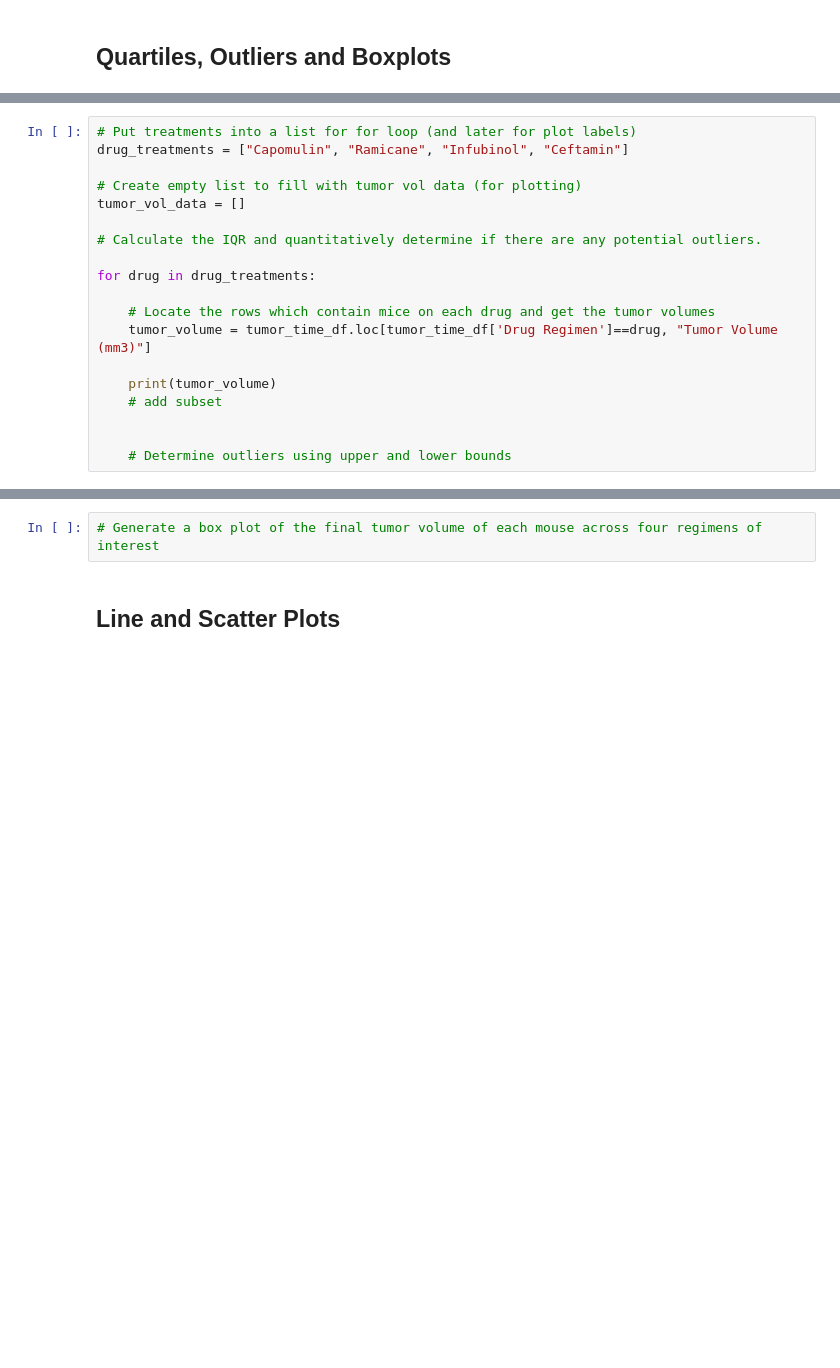
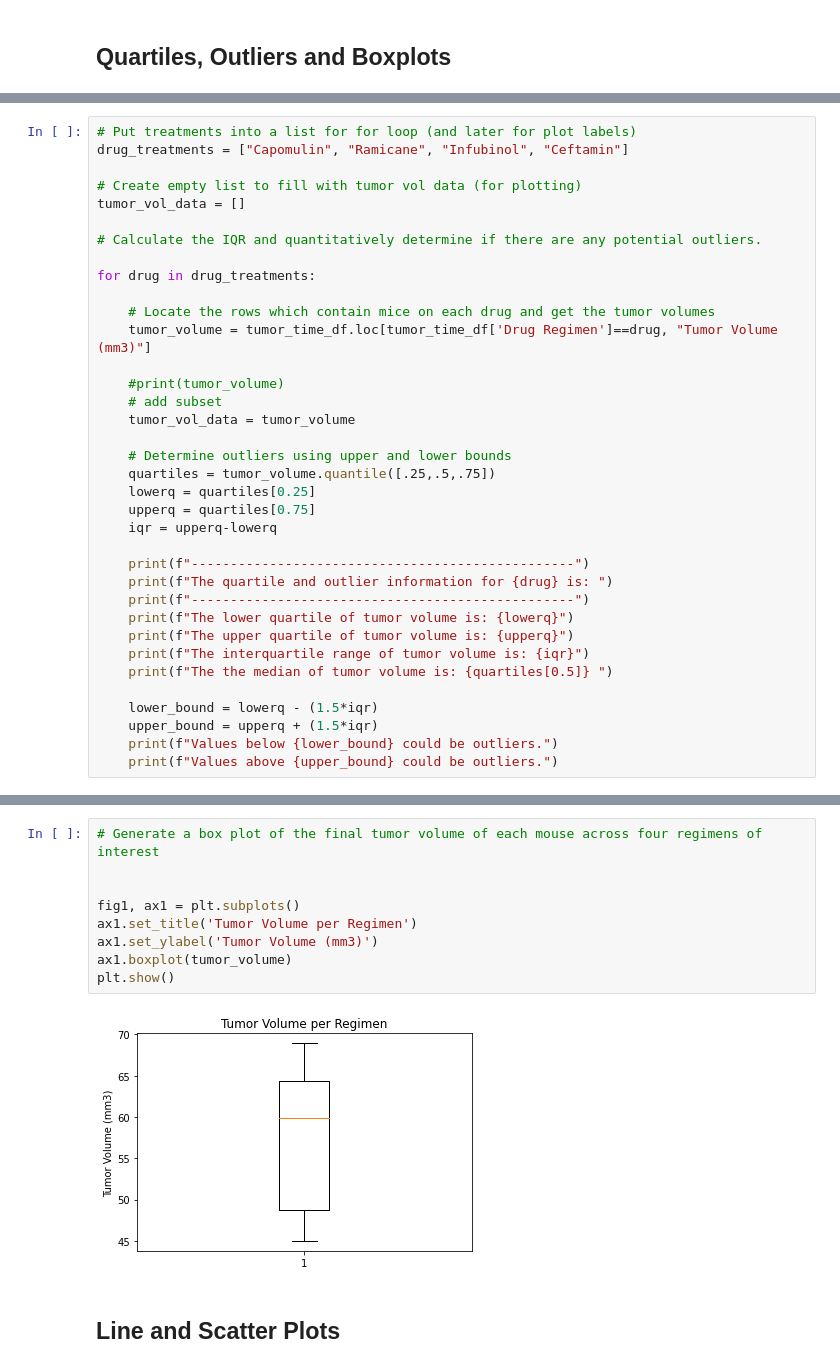
Before and after one commit to teresaflicek/matplotlib-challenge, a Jupyter notebook: Pymaceuticals/pymaceuticals_starter.ipynb, the cells around one changed output, grey strips where cells are left out. Drawn from its saved outputs; the diff is of its cells as text; blank space fills up the shorter version.

```diff
--- a/Pymaceuticals/pymaceuticals_starter.ipynb
+++ b/Pymaceuticals/pymaceuticals_starter.ipynb
@@ -273,9 +265,26 @@ for drug in drug_treatments:
     # Locate the rows which contain mice on each drug and get the tumor volumes
     tumor_volume = tumor_time_df.loc[tumor_time_df['Drug Regimen']==drug, "Tumor Volume (mm3)"]
 
-    print(tumor_volume)
+    #print(tumor_volume)
     # add subset
-
+    tumor_vol_data = tumor_volume
 
     # Determine outliers using upper and lower bounds
+    quartiles = tumor_volume.quantile([.25,.5,.75])
+    lowerq = quartiles[0.25]
+    upperq = quartiles[0.75]
+    iqr = upperq-lowerq
+
+    print(f"-------------------------------------------------")
+    print(f"The quartile and outlier information for {drug} is: ")
+    print(f"-------------------------------------------------")
+    print(f"The lower quartile of tumor volume is: {lowerq}")
+    print(f"The upper quartile of tumor volume is: {upperq}")
+    print(f"The interquartile range of tumor volume is: {iqr}")
+    print(f"The the median of tumor volume is: {quartiles[0.5]} ")
+
+    lower_bound = lowerq - (1.5*iqr)
+    upper_bound = upperq + (1.5*iqr)
+    print(f"Values below {lower_bound} could be outliers.")
+    print(f"Values above {upper_bound} could be outliers.")
 # %% [output]
@@ -299,5 +308,14 @@ Name: Tumor Volume (mm3), dtype: float64
 # %%
 # Generate a box plot of the final tumor volume of each mouse across four regimens of interest
+
+
+fig1, ax1 = plt.subplots()
+ax1.set_title('Tumor Volume per Regimen')
+ax1.set_ylabel('Tumor Volume (mm3)')
+ax1.boxplot(tumor_volume)
+plt.show()
+# %% [output]
+[figure, added]
 # %% [markdown]
 ## Line and Scatter Plots
 # %%
```
Also changed, not shown: parts of 9 cells of this notebook.
